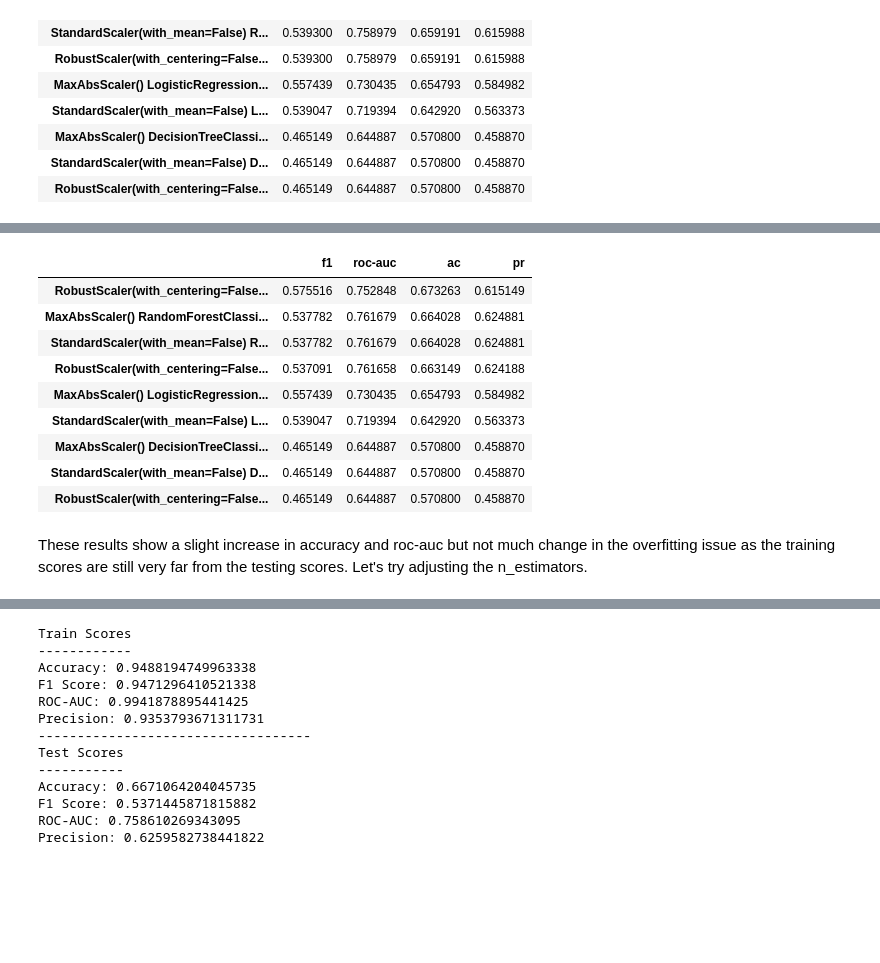
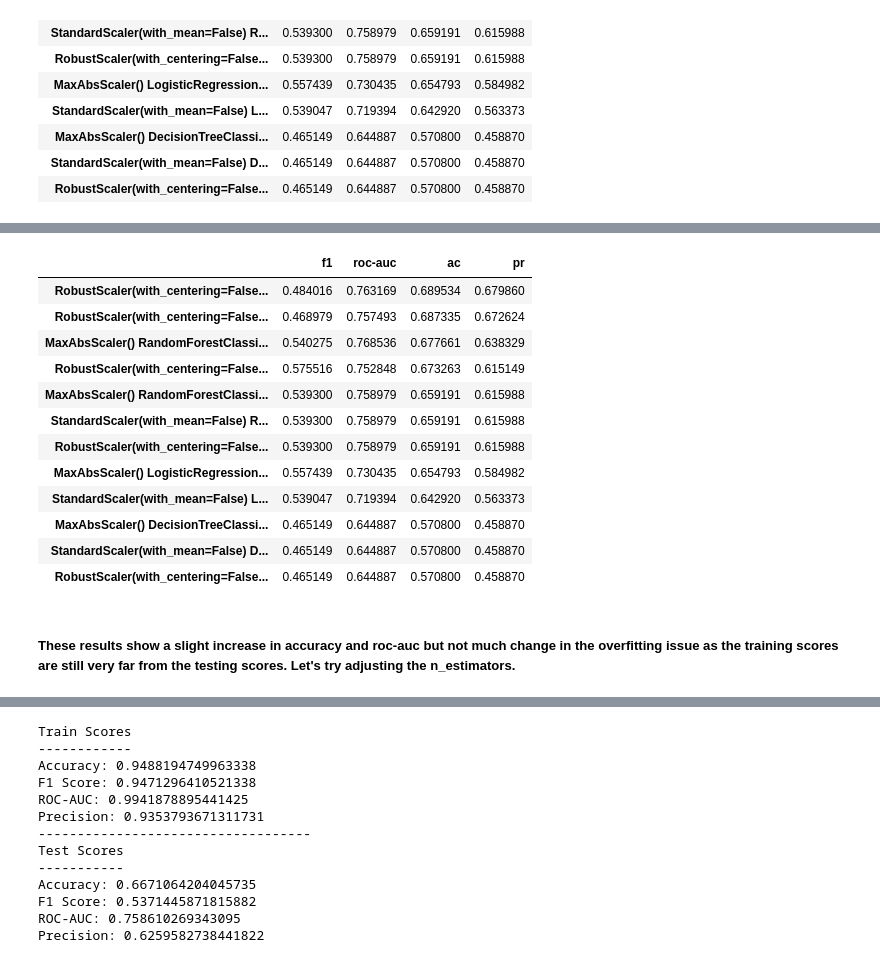
Before and after one commit to stone-ericm/sentiment_analysis_NLP_project-, a Jupyter notebook: notebook.ipynb, the cells around one changed output, grey strips where cells are left out. Drawn from its saved outputs; the diff is of its cells as text; code cells hidden in the pictures; blank space fills up the shorter version.

```diff
--- a/notebook.ipynb
+++ b/notebook.ipynb
@@ -641,21 +643,21 @@ class ModelRunner:
     neutral : bool
         whether neutral sentiment is a possible target, i.e. is this a multiclass problem
     data : pandas.DataFrame or pandas.Series
-        the tweets used to predict the target, usually refered to as X
+        the tweets used to predict the target, usually referred to as X
     target : pandas.Series
-        the feature being predicted, usually refered to as y
+        the feature being predicted, usually referred to as y
 
 
     Methods
     -------
     run_model():
-        Evaluates the provided pipelines and returns statistical scores, the ROC-AUC graph, a bar graph containing the 20 most influential words, as well as a bar graph displaying the prevelence of those words in factually positive and negative tweets.
+        Evaluates the provided pipelines and returns statistical scores, the ROC-AUC graph, a bar graph containing the 20 most influential words, as well as a bar graph displaying the prevalence of those words in factually positive and negative tweets.
     """
 
 
     def __init__(self, model, neutral, data, target):
         self.neutral = neutral
-        self.classifer_name = model[0]['classifier']
+        self.classifier_name = model[0]['classifier']
         self.transformer_name = model[0]['transformer']
         self.clf = model[1]
         self.data = data
@@ -716,6 +718,7 @@ class ModelRunner:
                 print(f'ROC-AUC: {ras}')
             print(f'Precision: {pr}')
 
+#         get statistic scores
         ac = accuracy_score(self.y_test, val_preds)
 
         if self.neutral:
@@ -767,9 +770,9 @@ class ModelRunner:
         visualizer.show()
 
         try:
-            importances = sorted(list(zip(self.clf[self.classifer_name].feature_importances_, self.clf[self.transformer_name].get_feature_names())))
+            importances = sorted(list(zip(self.clf[self.classifier_name].feature_importances_, self.clf[self.transformer_name].get_feature_names())))
         except AttributeError:
-            importances = sorted(list(zip(self.clf[self.classifer_name].coef_[0], self.clf[self.transformer_name].get_feature_names())))
+            importances = sorted(list(zip(self.clf[self.classifier_name].coef_[0], self.clf[self.transformer_name].get_feature_names())))
 
         self.impts = pd.DataFrame(importances, columns=['impt', 'feat'])
         self.impts = self.impts.set_index('feat')
@@ -779,6 +782,6 @@ class ModelRunner:
         plt.show()
         self.impts = self.impts.reset_index()
 #         graph frequency of most impactful words in positive and negative tweets
-        self.impts['positive_appearences'] = self.impts['feat'].apply(lambda x: positive_fdist[x])
-        self.impts['negative_appearences'] = self.impts['feat'].apply(lambda x: negative_fdist[x])
-        self.impts.iloc[0:20].plot(x = 'feat', y=['positive_appearences', 'negative_appearences'], kind='bar')
+        self.impts['positive_appearances'] = self.impts['feat'].apply(lambda x: positive_fdist[x])
+        self.impts['negative_appearances'] = self.impts['feat'].apply(lambda x: negative_fdist[x])
+        self.impts.iloc[0:20].plot(x = 'feat', y=['positive_appearances', 'negative_appearances'], kind='bar')
@@ -1192,25 +1221,28 @@ mr.run_model()
 # %%
 s = {'ac' : 0.6776605101143359,
 'f1' : 0.5402746034453352,
 'roc-auc': 0.7685362836290236,
 'pr': 0.6383290125485327
 }
-score_df = score_df.append(pd.DataFrame(data=s, index=["RandomForestClassifier(class_weight = 'balanced', criterion = 'entropy', max_depth = 100, n_estimators = 1000, random_state=42)"])).sort_values('ac', ascending=False)
+score_df = score_df.append(pd.DataFrame(data=s, index=["MaxAbsScaler() RandomForestClassifier(class_weight = 'balanced', criterion = 'entropy', max_depth = 100, n_estimators = 1000, random_state=42)"])).sort_values('ac', ascending=False)
 
 score_df
 # %% [output]
 |  | f1 | roc-auc | ac | pr |
+| RobustScaler(with_centering=False... | 0.484016 | 0.763169 | 0.689534 | 0.679860 |
+| RobustScaler(with_centering=False... | 0.468979 | 0.757493 | 0.687335 | 0.672624 |
+| MaxAbsScaler() RandomForestClassi... | 0.540275 | 0.768536 | 0.677661 | 0.638329 |
 | RobustScaler(with_centering=False... | 0.575516 | 0.752848 | 0.673263 | 0.615149 |
-| MaxAbsScaler() RandomForestClassi... | 0.537782 | 0.761679 | 0.664028 | 0.624881 |
-| StandardScaler(with_mean=False) R... | 0.537782 | 0.761679 | 0.664028 | 0.624881 |
-| RobustScaler(with_centering=False... | 0.537091 | 0.761658 | 0.663149 | 0.624188 |
+| MaxAbsScaler() RandomForestClassi... | 0.539300 | 0.758979 | 0.659191 | 0.615988 |
+| StandardScaler(with_mean=False) R... | 0.539300 | 0.758979 | 0.659191 | 0.615988 |
+| RobustScaler(with_centering=False... | 0.539300 | 0.758979 | 0.659191 | 0.615988 |
 | MaxAbsScaler() LogisticRegression... | 0.557439 | 0.730435 | 0.654793 | 0.584982 |
 | StandardScaler(with_mean=False) L... | 0.539047 | 0.719394 | 0.642920 | 0.563373 |
 | MaxAbsScaler() DecisionTreeClassi... | 0.465149 | 0.644887 | 0.570800 | 0.458870 |
 | StandardScaler(with_mean=False) D... | 0.465149 | 0.644887 | 0.570800 | 0.458870 |
 | RobustScaler(with_centering=False... | 0.465149 | 0.644887 | 0.570800 | 0.458870 |
 # %% [markdown]
-These results show a slight increase in accuracy and roc-auc but not much change in the overfitting issue as the training scores are still very far from the testing scores. Let's try adjusting the n_estimators.
+##### These results show a slight increase in accuracy and roc-auc but not much change in the overfitting issue as the training scores are still very far from the testing scores. Let's try adjusting the n_estimators.
 # %%
 param_range = [10, 100, 200, 500, 1000]
 
```
Also changed, not shown: parts of 71 cells of this notebook.
